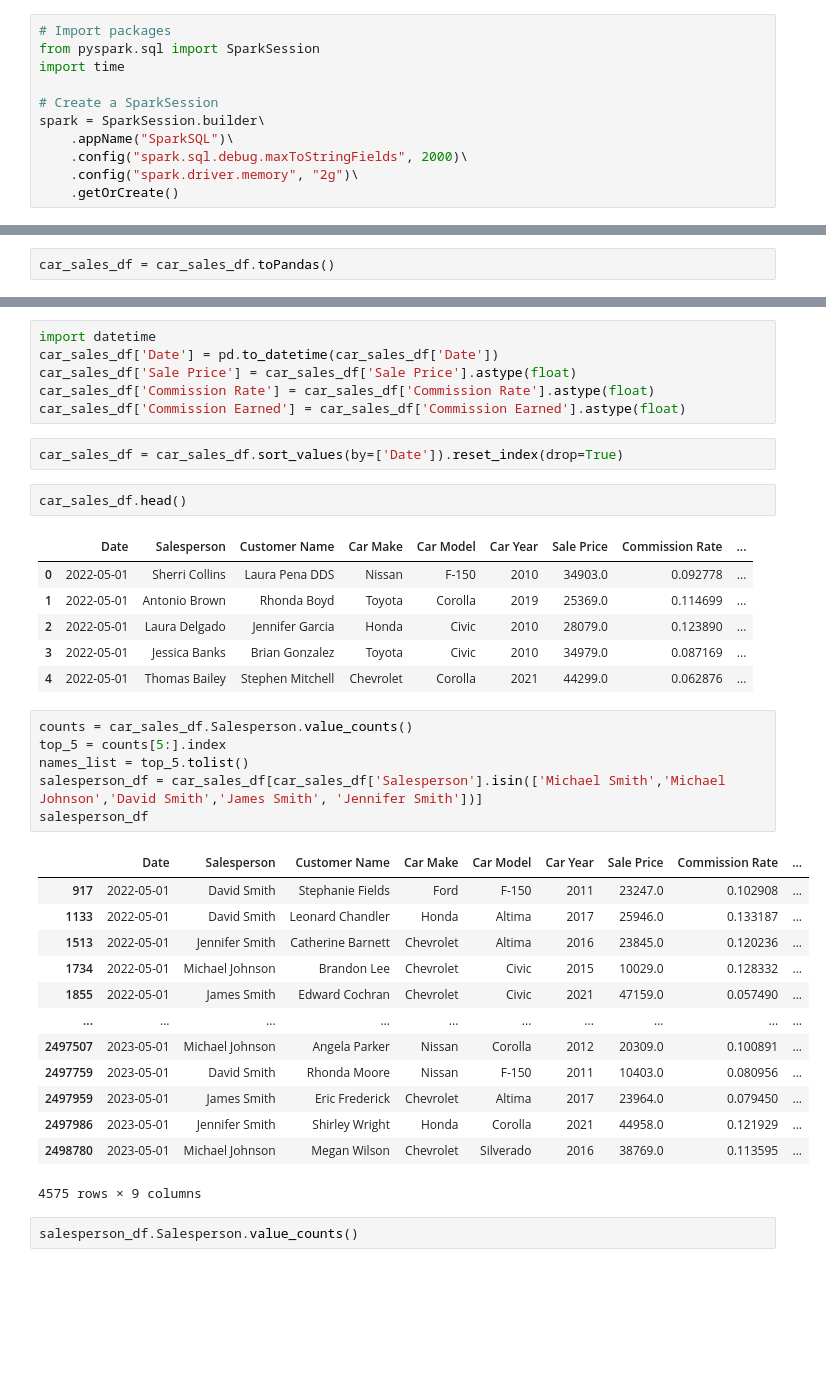
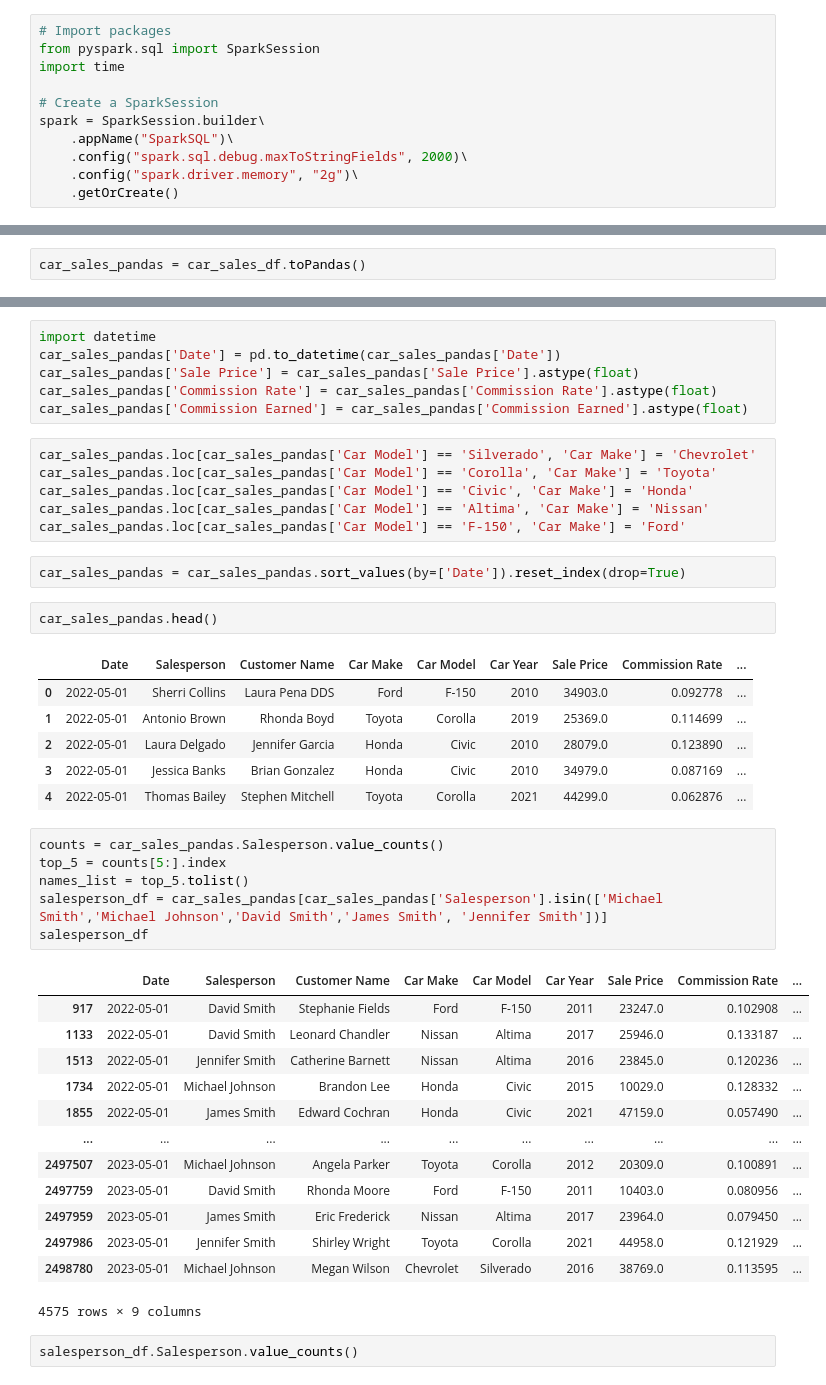
Before and after one commit to KevinMosweu/USED-CAR-PRICE-PREDICTION_MACHINE-LEARNING, a Jupyter notebook: car_sales.ipynb, the cells around one changed output, grey strips where cells are left out. Cells and saved outputs as stored; diff of their text form; blank space fills up the shorter version.

```diff
--- a/car_sales.ipynb
+++ b/car_sales.ipynb
@@ -87,4 +83,4 @@ car_sales_df.show()
 +----------+------------------+-----------------+---------+---------+--------+----------+--------------------+-----------------+
 only showing top 20 rows
 # %%
-car_sales_df = car_sales_df.toPandas()
+car_sales_pandas = car_sales_df.toPandas()
@@ -172,39 +150,45 @@ dtypes: object(9)
 memory usage: 171.7+ MB
 # %%
 import datetime
-car_sales_df['Date'] = pd.to_datetime(car_sales_df['Date'])
-car_sales_df['Sale Price'] = car_sales_df['Sale Price'].astype(float)
-car_sales_df['Commission Rate'] = car_sales_df['Commission Rate'].astype(float)
-car_sales_df['Commission Earned'] = car_sales_df['Commission Earned'].astype(float)
+car_sales_pandas['Date'] = pd.to_datetime(car_sales_pandas['Date'])
+car_sales_pandas['Sale Price'] = car_sales_pandas['Sale Price'].astype(float)
+car_sales_pandas['Commission Rate'] = car_sales_pandas['Commission Rate'].astype(float)
+car_sales_pandas['Commission Earned'] = car_sales_pandas['Commission Earned'].astype(float)
+# %%
+car_sales_pandas.loc[car_sales_pandas['Car Model'] == 'Silverado', 'Car Make'] = 'Chevrolet'
+car_sales_pandas.loc[car_sales_pandas['Car Model'] == 'Corolla', 'Car Make'] = 'Toyota'
+car_sales_pandas.loc[car_sales_pandas['Car Model'] == 'Civic', 'Car Make'] = 'Honda'
+car_sales_pandas.loc[car_sales_pandas['Car Model'] == 'Altima', 'Car Make'] = 'Nissan'
+car_sales_pandas.loc[car_sales_pandas['Car Model'] == 'F-150', 'Car Make'] = 'Ford'
 # %%
-car_sales_df = car_sales_df.sort_values(by=['Date']).reset_index(drop=True)
+car_sales_pandas = car_sales_pandas.sort_values(by=['Date']).reset_index(drop=True)
 # %%
-car_sales_df.head()
+car_sales_pandas.head()
 # %% [output]
 |  | Date | Salesperson | Customer Name | Car Make | Car Model | Car Year | Sale Price | Commission Rate | ... |
-| 0 | 2022-05-01 | Sherri Collins | Laura Pena DDS | Nissan | F-150 | 2010 | 34903.0 | 0.092778 | ... |
+| 0 | 2022-05-01 | Sherri Collins | Laura Pena DDS | Ford | F-150 | 2010 | 34903.0 | 0.092778 | ... |
 | 1 | 2022-05-01 | Antonio Brown | Rhonda Boyd | Toyota | Corolla | 2019 | 25369.0 | 0.114699 | ... |
 | 2 | 2022-05-01 | Laura Delgado | Jennifer Garcia | Honda | Civic | 2010 | 28079.0 | 0.123890 | ... |
-| 3 | 2022-05-01 | Jessica Banks | Brian Gonzalez | Toyota | Civic | 2010 | 34979.0 | 0.087169 | ... |
-| 4 | 2022-05-01 | Thomas Bailey | Stephen Mitchell | Chevrolet | Corolla | 2021 | 44299.0 | 0.062876 | ... |
+| 3 | 2022-05-01 | Jessica Banks | Brian Gonzalez | Honda | Civic | 2010 | 34979.0 | 0.087169 | ... |
+| 4 | 2022-05-01 | Thomas Bailey | Stephen Mitchell | Toyota | Corolla | 2021 | 44299.0 | 0.062876 | ... |
 # %%
-counts = car_sales_df.Salesperson.value_counts()
+counts = car_sales_pandas.Salesperson.value_counts()
 top_5 = counts[5:].index
 names_list = top_5.tolist()
-salesperson_df = car_sales_df[car_sales_df['Salesperson'].isin(['Michael Smith','Michael Johnson','David Smith','James Smith', 'Jennifer Smith'])]
+salesperson_df = car_sales_pandas[car_sales_pandas['Salesperson'].isin(['Michael Smith','Michael Johnson','David Smith','James Smith', 'Jennifer Smith'])]
 salesperson_df
 # %% [output]
 |  | Date | Salesperson | Customer Name | Car Make | Car Model | Car Year | Sale Price | Commission Rate | ... |
 | 917 | 2022-05-01 | David Smith | Stephanie Fields | Ford | F-150 | 2011 | 23247.0 | 0.102908 | ... |
-| 1133 | 2022-05-01 | David Smith | Leonard Chandler | Honda | Altima | 2017 | 25946.0 | 0.133187 | ... |
-| 1513 | 2022-05-01 | Jennifer Smith | Catherine Barnett | Chevrolet | Altima | 2016 | 23845.0 | 0.120236 | ... |
-| 1734 | 2022-05-01 | Michael Johnson | Brandon Lee | Chevrolet | Civic | 2015 | 10029.0 | 0.128332 | ... |
-| 1855 | 2022-05-01 | James Smith | Edward Cochran | Chevrolet | Civic | 2021 | 47159.0 | 0.057490 | ... |
+| 1133 | 2022-05-01 | David Smith | Leonard Chandler | Nissan | Altima | 2017 | 25946.0 | 0.133187 | ... |
+| 1513 | 2022-05-01 | Jennifer Smith | Catherine Barnett | Nissan | Altima | 2016 | 23845.0 | 0.120236 | ... |
+| 1734 | 2022-05-01 | Michael Johnson | Brandon Lee | Honda | Civic | 2015 | 10029.0 | 0.128332 | ... |
+| 1855 | 2022-05-01 | James Smith | Edward Cochran | Honda | Civic | 2021 | 47159.0 | 0.057490 | ... |
 | ... | ... | ... | ... | ... | ... | ... | ... | ... | ... |
-| 2497507 | 2023-05-01 | Michael Johnson | Angela Parker | Nissan | Corolla | 2012 | 20309.0 | 0.100891 | ... |
-| 2497759 | 2023-05-01 | David Smith | Rhonda Moore | Nissan | F-150 | 2011 | 10403.0 | 0.080956 | ... |
-| 2497959 | 2023-05-01 | James Smith | Eric Frederick | Chevrolet | Altima | 2017 | 23964.0 | 0.079450 | ... |
-| 2497986 | 2023-05-01 | Jennifer Smith | Shirley Wright | Honda | Corolla | 2021 | 44958.0 | 0.121929 | ... |
+| 2497507 | 2023-05-01 | Michael Johnson | Angela Parker | Toyota | Corolla | 2012 | 20309.0 | 0.100891 | ... |
+| 2497759 | 2023-05-01 | David Smith | Rhonda Moore | Ford | F-150 | 2011 | 10403.0 | 0.080956 | ... |
+| 2497959 | 2023-05-01 | James Smith | Eric Frederick | Nissan | Altima | 2017 | 23964.0 | 0.079450 | ... |
+| 2497986 | 2023-05-01 | Jennifer Smith | Shirley Wright | Toyota | Corolla | 2021 | 44958.0 | 0.121929 | ... |
 | 2498780 | 2023-05-01 | Michael Johnson | Megan Wilson | Chevrolet | Silverado | 2016 | 38769.0 | 0.113595 | ... |
 4575 rows × 9 columns
 # %%
```
Also changed, not shown: parts of 18 cells of this notebook.
